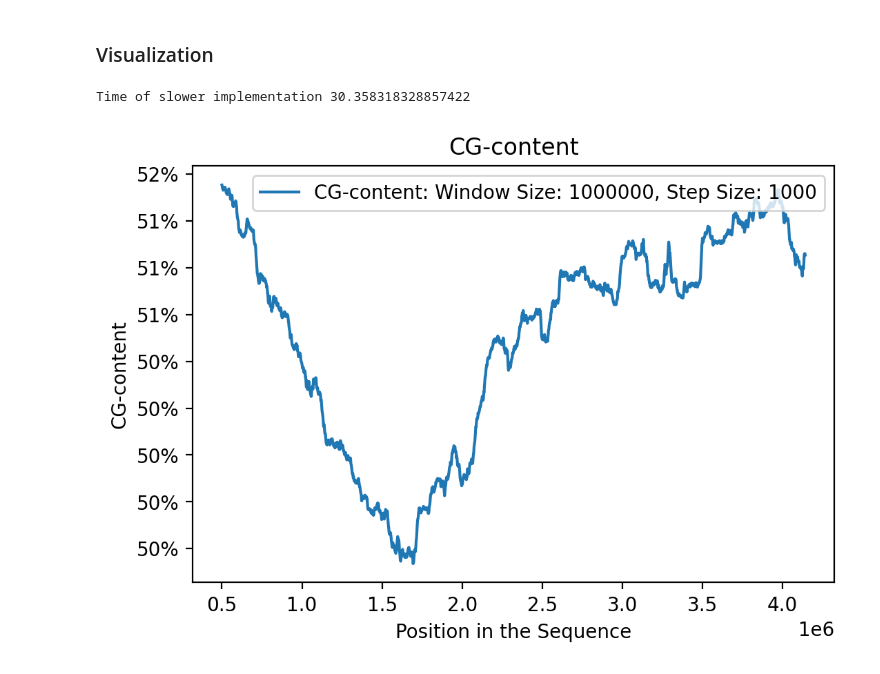
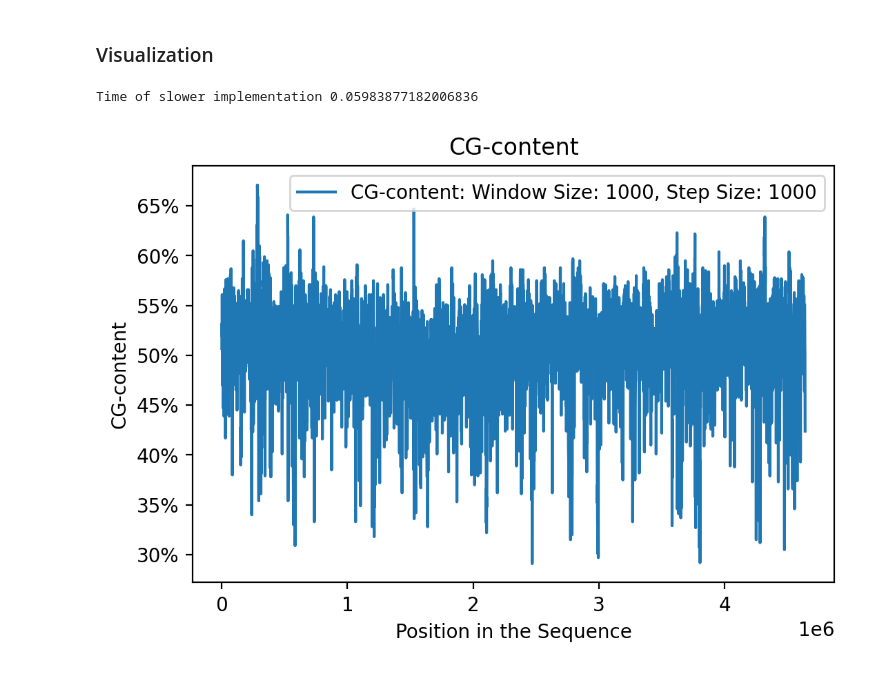
Before and after one commit to MakowToms/DEV, a Jupyter notebook: src/Lab3/Lab3.ipynb, the cells around one changed output. Cells and saved outputs as stored; diff of their text form; code cells hidden in the pictures.

```diff
--- a/src/Lab3/Lab3.ipynb
+++ b/src/Lab3/Lab3.ipynb
@@ -117,12 +117,12 @@ parsed.dbxrefs
 # %%
 start = time.time()
 
-plot_cg_content(parsed.seq, window_size=int(1e6), step_size=int(1e3))
+plot_cg_content(parsed.seq, window_size=int(1e3), step_size=int(1e3))
 
 print(f'Time of slower implementation {time.time() - start}')
 # %% [output]
-Time of slower implementation 30.358318328857422
+Time of slower implementation 0.05983877182006836
-[figure, old version]
+[figure, new version]
 # %%
 start = time.time()
 
```
Also changed, not shown: parts of 1 cell of this notebook, 1 other file.
